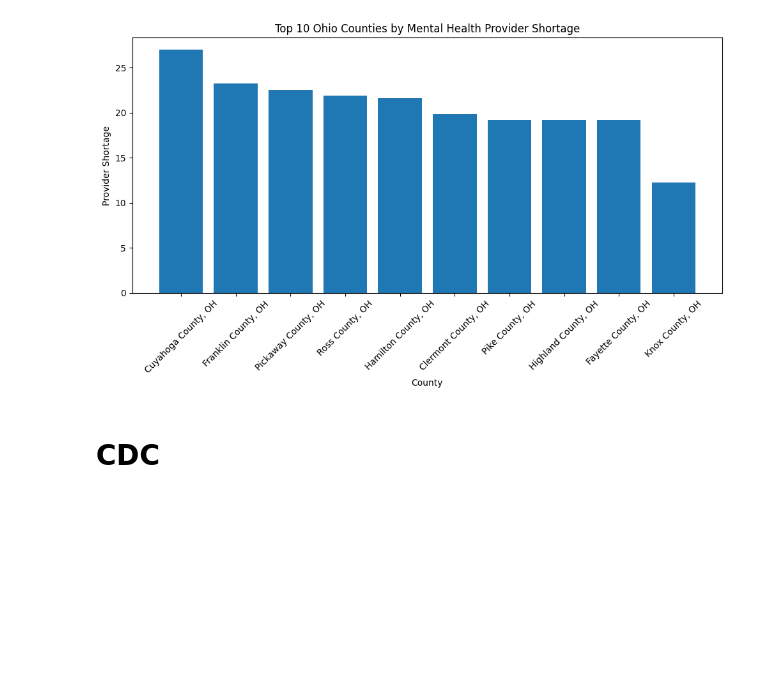
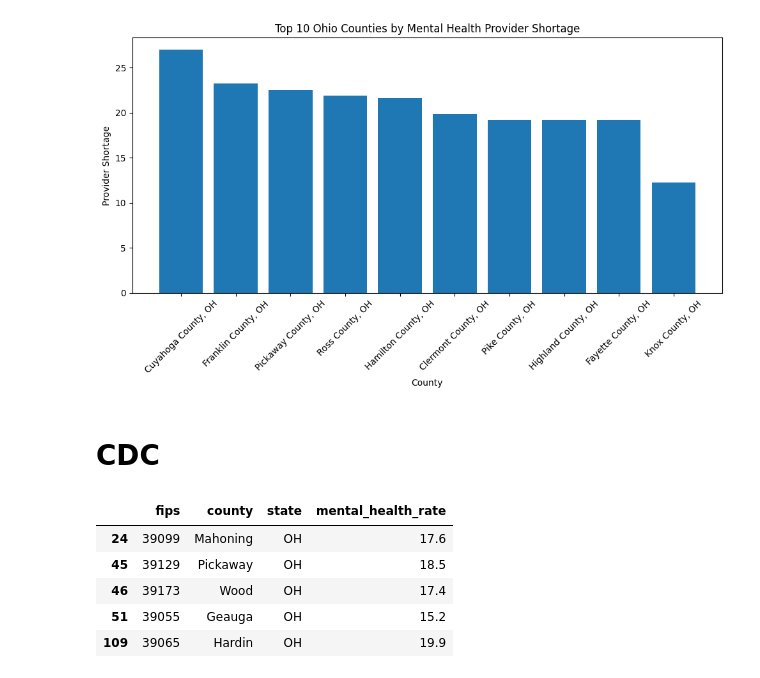
Before and after one commit to IT4063C-Spring26/final-project-Conner-Morgan329, a Jupyter notebook: Check2.ipynb, the cells around one changed output. Saved outputs shown, nothing was run; the diff lists cells and outputs as text; code cells hidden in the pictures; blank space fills up the shorter version.

```diff
--- a/Check2.ipynb
+++ b/Check2.ipynb
@@ -83,0 +91,28 @@ plt.show()
+# %%
+#Cleaing the columns I need for the analysis
+places_clean = places_ohio[[
+    'CountyFIPS',
+    'CountyName',
+    'StateAbbr',
+    'MHLTH_CrudePrev'
+]].copy()
+
+#Rename to match previous data set
+places_clean = places_clean.rename(columns={
+    'CountyFIPS': 'fips',
+    'CountyName': 'county',
+    'StateAbbr': 'state',
+    'MHLTH_CrudePrev': 'mental_health_rate'
+})
+
+#make mips match previous data set for merging
+places_clean['fips'] = places_clean['fips'].astype(str).str.zfill(5)
+
+places_clean.head()
+# %% [output]
+|  | fips | county | state | mental_health_rate |
+| 24 | 39099 | Mahoning | OH | 17.6 |
+| 45 | 39129 | Pickaway | OH | 18.5 |
+| 46 | 39173 | Wood | OH | 17.4 |
+| 51 | 39055 | Geauga | OH | 15.2 |
+| 109 | 39065 | Hardin | OH | 19.9 |
```
Also changed, not shown: parts of 7 cells of this notebook.
